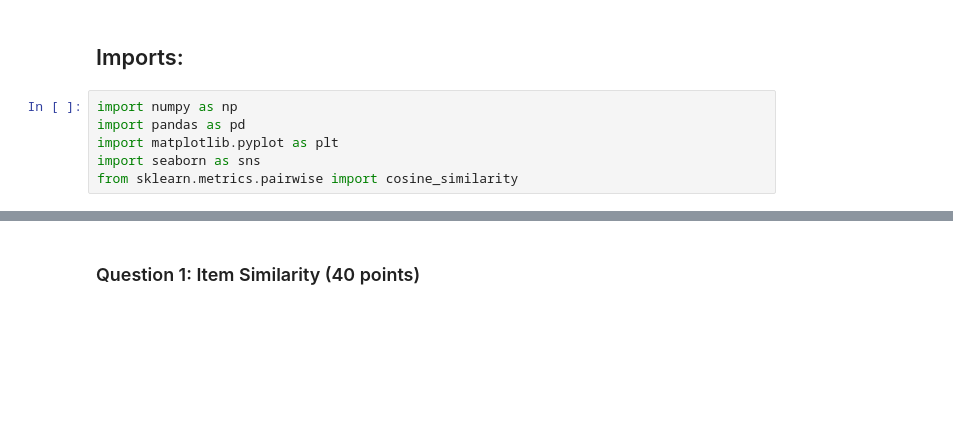
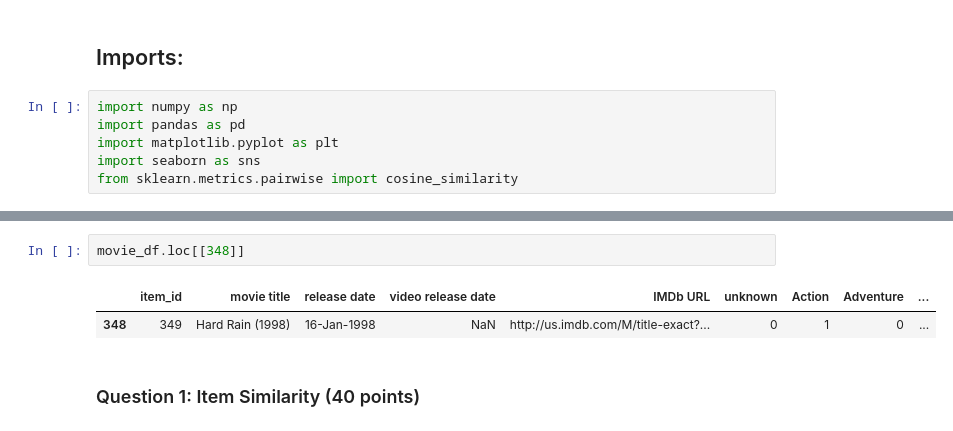
Before and after one commit to Nesher123/Recommendation-Systems, a Jupyter notebook: HW2/204502926_039065313.ipynb, the cells around one changed output, grey strips where cells are left out. Cells and saved outputs as stored; diff of their text form; blank space fills up the shorter version.

```diff
--- a/HW2/204502926_039065313.ipynb
+++ b/HW2/204502926_039065313.ipynb
@@ -31,3 +25,8 @@ memory usage: 2.8 MB
+# %%
+movie_df.loc[[348]]
+# %% [output]
+|  | item_id | movie title | release date | video release date | IMDb URL | unknown | Action | Adventure | ... |
+| 348 | 349 | Hard Rain (1998) | 16-Jan-1998 | NaN | http://us.imdb.com/M/title-exact?... | 0 | 1 | 0 | ... |
 # %% [markdown]
 ### Question 1: Item Similarity (40 points)
 # %% [markdown]
```
Also changed, not shown: parts of 20 cells of this notebook, 3 other files.
